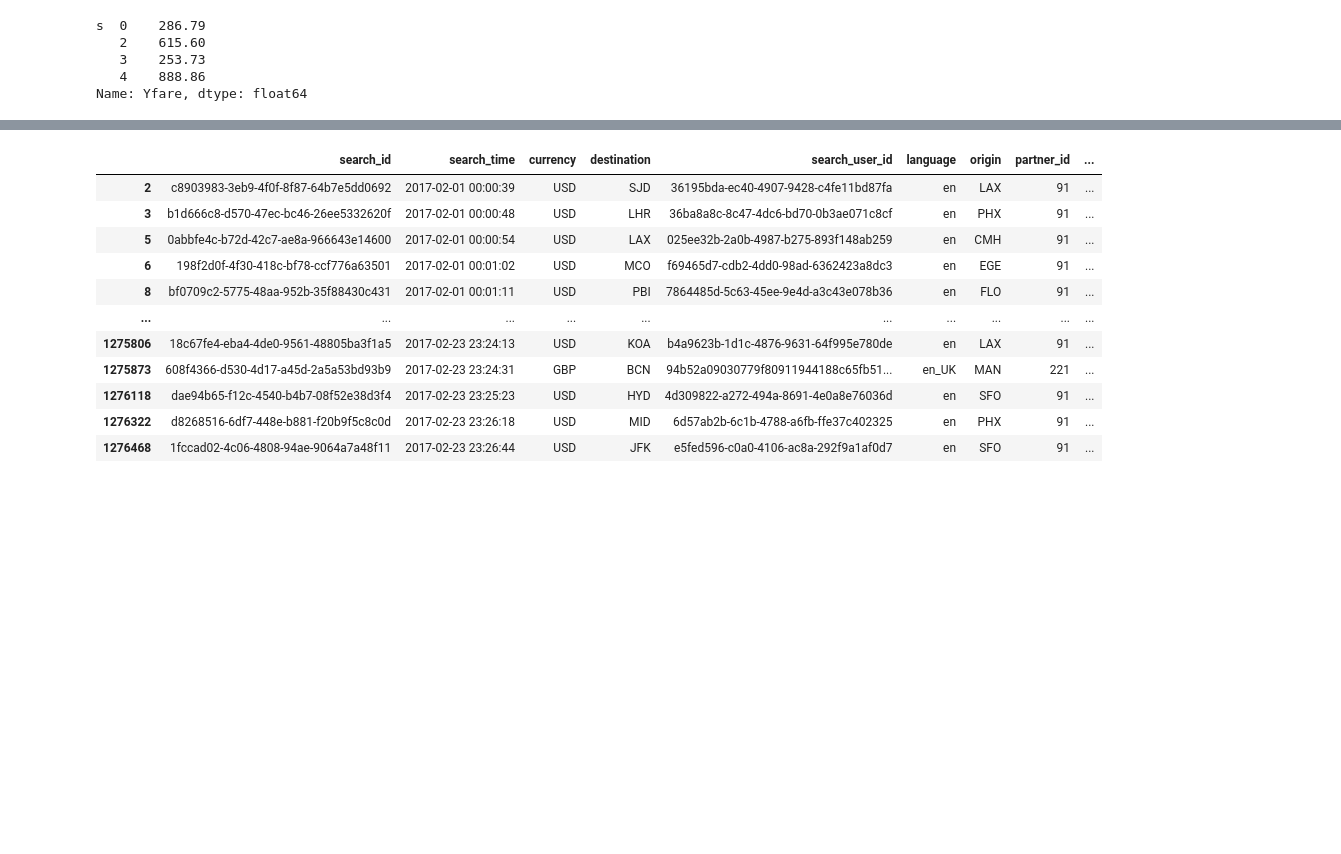
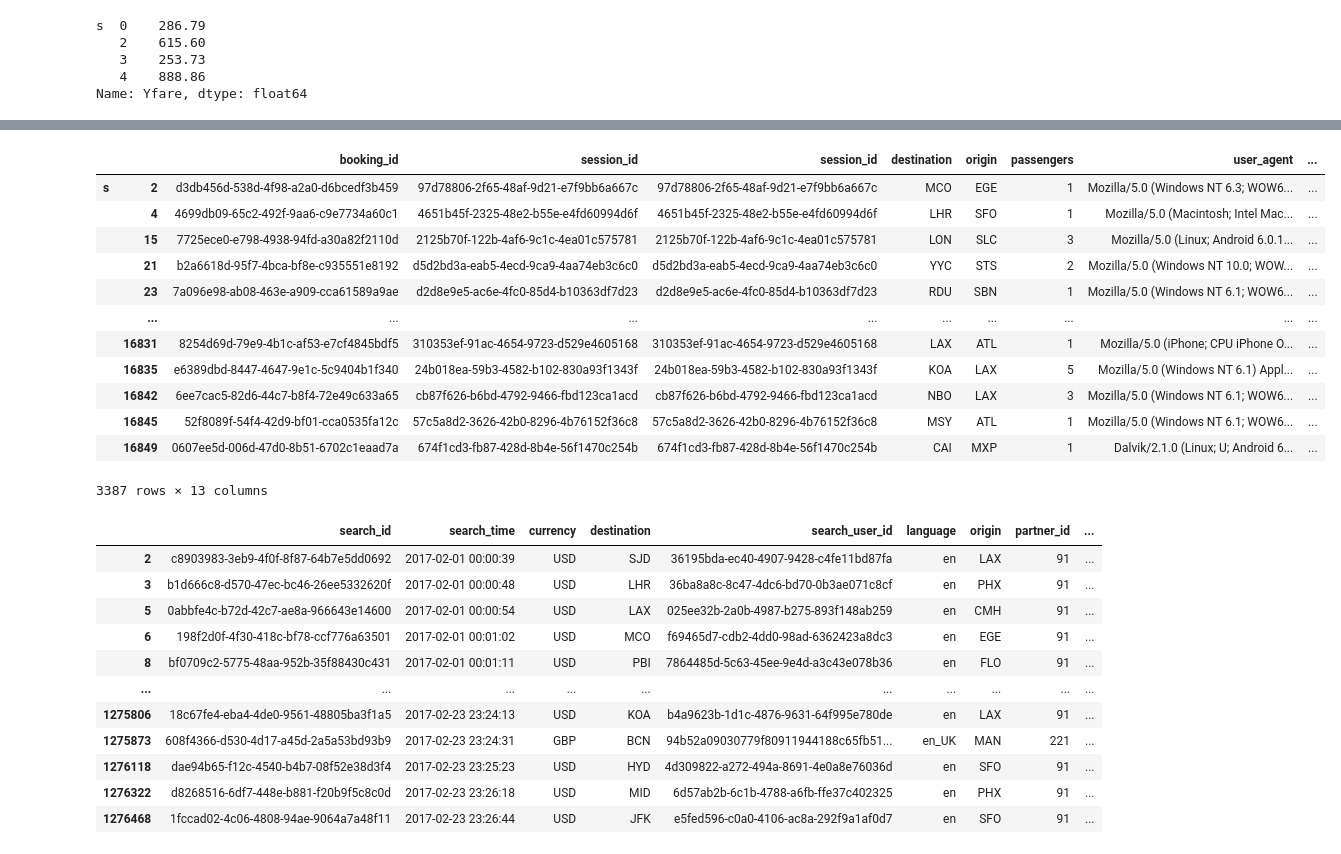
Before and after one commit to amajewski5c/airfare_predictions, a Jupyter notebook: fares.ipynb, the cells around one changed output, grey strips where cells are left out. Saved outputs shown, nothing was run; the diff lists cells and outputs as text; code cells hidden in the pictures; blank space fills up the shorter version.

```diff
--- a/fares.ipynb
+++ b/fares.ipynb
@@ -104,9 +126,4 @@ s_cols = [   'booking_id',
 # %%
-dd = joined[s_cols]
-
-dd['Yfare'] = dd['fare'].to_numpy()/dd['passengers'].to_numpy()
-
-dd = dd[(dd.carrier_1 == dd.carrier_2) ].copy()
 
 
 Xcol = ['booking_id',
@@ -114,16 +131,14 @@ Xcol = ['booking_id',
         'destination',
         'origin',
         'passengers',
-       'session_id',
         'user_agent',
         #'fare',
         'cabin_class',
         'carrier_1',
-       'carrier_2',
         'arrival_datetime_1',
-        'arrival_datetime_2']
+        'arrival_datetime_2',
 
-        # 'Yfare']
+         'Yfare']
 
 Ycol='Yfare'
 
@@ -175,6 +182,6 @@ Name: cabin_class, dtype: int64
 def clean_class(val):
     return val.split(' ')[0].replace('_','').replace('mEconomy','m').replace('premiumeconomy', 'premium').lower()
 
-sdd['cleanclass'] = [ clean_class(x) for x in sdd['cabin_class'] ]
-sdd.cleanclass.value_counts()
+Xdf['cleanclass'] = [ clean_class(x) for x in Xdf['cabin_class'] ]
+Xdf.cleanclass.value_counts()
 # %% [output]
@@ -188,4 +200,4 @@ Name: cleanclass, dtype: int64
 # %%
-sdd = sdd[~sdd.cleanclass.isin(['coach','mixed'])]
-sdd.cleanclass.value_counts()
+Xdf = Xdf[~Xdf.cleanclass.isin(['coach','mixed'])]
+Xdf.cleanclass.value_counts()
 # %% [output]
@@ -216 +228,8 @@ Mozilla/5.0 (X11; CrOS x86_64 9000.82.0) AppleWebKit/537.36 (KHTML, like Gecko)
 Name: user_agent, dtype: int64
+# %%
+
+def get_top_N(df, colname, n):
+    return df[colname].value_counts()[:n].index.tolist()
+
+
+get_top_N(Xdf,'user_agent',50)
@@ -217,3 +254,21 @@ Name: user_agent, dtype: int64
+# %%
+Xdf = Xdf[Xdf.user_agent.isin(get_top_N(Xdf,'user_agent',50))]
+
+Xdf
+# %% [output]
+|  |  | booking_id | session_id | session_id | destination | origin | passengers | user_agent | ... |
+| s | 2 | d3db456d-538d-4f98-a2a0-d6bcedf3b459 | 97d78806-2f65-48af-9d21-e7f9bb6a667c | 97d78806-2f65-48af-9d21-e7f9bb6a667c | MCO | EGE | 1 | Mozilla/5.0 (Windows NT 6.3; WOW6... | ... |
+|  | 4 | 4699db09-65c2-492f-9aa6-c9e7734a60c1 | 4651b45f-2325-48e2-b55e-e4fd60994d6f | 4651b45f-2325-48e2-b55e-e4fd60994d6f | LHR | SFO | 1 | Mozilla/5.0 (Macintosh; Intel Mac... | ... |
+|  | 15 | 7725ece0-e798-4938-94fd-a30a82f2110d | 2125b70f-122b-4af6-9c1c-4ea01c575781 | 2125b70f-122b-4af6-9c1c-4ea01c575781 | LON | SLC | 3 | Mozilla/5.0 (Linux; Android 6.0.1... | ... |
+|  | 21 | b2a6618d-95f7-4bca-bf8e-c935551e8192 | d5d2bd3a-eab5-4ecd-9ca9-4aa74eb3c6c0 | d5d2bd3a-eab5-4ecd-9ca9-4aa74eb3c6c0 | YYC | STS | 2 | Mozilla/5.0 (Windows NT 10.0; WOW... | ... |
+|  | 23 | 7a096e98-ab08-463e-a909-cca61589a9ae | d2d8e9e5-ac6e-4fc0-85d4-b10363df7d23 | d2d8e9e5-ac6e-4fc0-85d4-b10363df7d23 | RDU | SBN | 1 | Mozilla/5.0 (Windows NT 6.1; WOW6... | ... |
+|  | ... | ... | ... | ... | ... | ... | ... | ... | ... |
+|  | 16831 | 8254d69d-79e9-4b1c-af53-e7cf4845bdf5 | 310353ef-91ac-4654-9723-d529e4605168 | 310353ef-91ac-4654-9723-d529e4605168 | LAX | ATL | 1 | Mozilla/5.0 (iPhone; CPU iPhone O... | ... |
+|  | 16835 | e6389dbd-8447-4647-9e1c-5c9404b1f340 | 24b018ea-59b3-4582-b102-830a93f1343f | 24b018ea-59b3-4582-b102-830a93f1343f | KOA | LAX | 5 | Mozilla/5.0 (Windows NT 6.1) Appl... | ... |
+|  | 16842 | 6ee7cac5-82d6-44c7-b8f4-72e49c633a65 | cb87f626-b6bd-4792-9466-fbd123ca1acd | cb87f626-b6bd-4792-9466-fbd123ca1acd | NBO | LAX | 3 | Mozilla/5.0 (Windows NT 6.1; WOW6... | ... |
+|  | 16845 | 52f8089f-54f4-42d9-bf01-cca0535fa12c | 57c5a8d2-3626-42b0-8296-4b76152f36c8 | 57c5a8d2-3626-42b0-8296-4b76152f36c8 | MSY | ATL | 1 | Mozilla/5.0 (Windows NT 6.1; WOW6... | ... |
+|  | 16849 | 0607ee5d-006d-47d0-8b51-6702c1eaad7a | 674f1cd3-fb87-428d-8b4e-56f1470c254b | 674f1cd3-fb87-428d-8b4e-56f1470c254b | CAI | MXP | 1 | Dalvik/2.1.0 (Linux; U; Android 6... | ... |
+3387 rows × 13 columns
 # %%
 dfs = [bdf, sdf]
 
```
Also changed, not shown: parts of 9 cells of this notebook.
